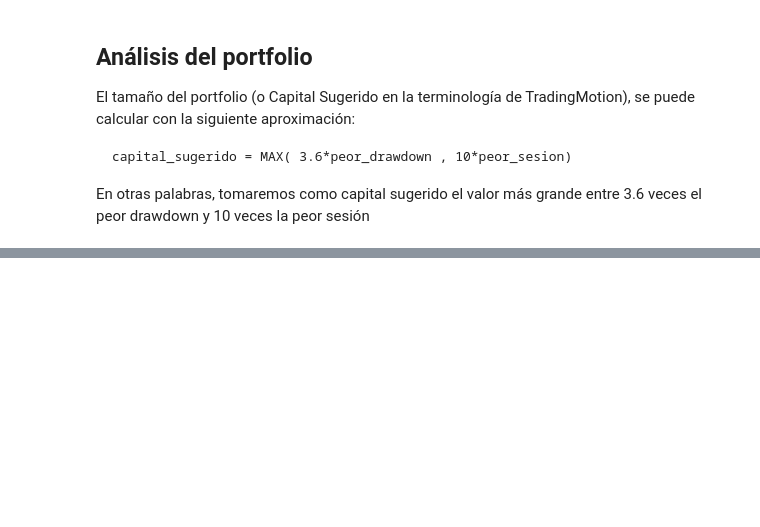
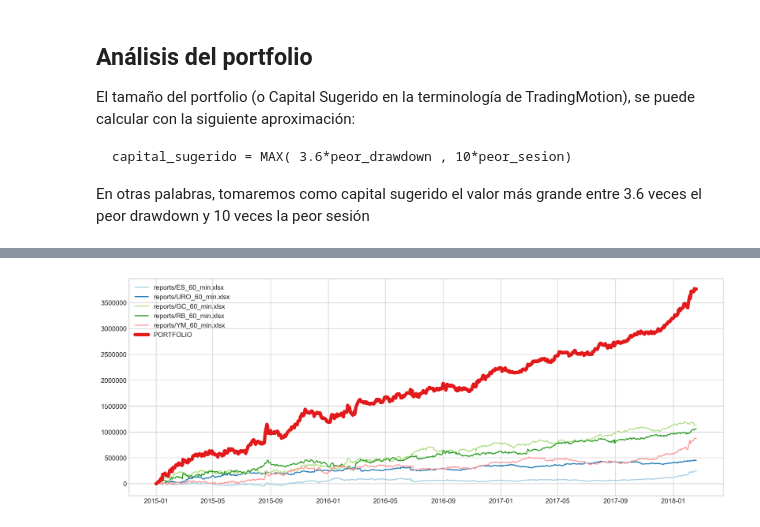
Before and after one commit to victormartingarcia/tradingmotionsdk-portfolio, a Jupyter notebook: TradingMotion-Portfolios.ipynb, the cells around one changed output, grey strips where cells are left out. Cells and saved outputs as stored; diff of their text form; code cells hidden in the pictures; blank space fills up the shorter version.

```diff
--- a/TradingMotion-Portfolios.ipynb
+++ b/TradingMotion-Portfolios.ipynb
@@ -165,0 +171,11 @@ df_performance
+# %%
+# Graficamos el portfolio
+fig = plt.figure()
+
+plt.plot(df_portfolio.drop("PORTFOLIO", axis=1).cumsum())
+plt.plot(df_portfolio["PORTFOLIO"].cumsum(), linewidth=5);
+
+leg = plt.legend(df_portfolio.columns.values)
+plt.show()
+# %% [output]
+[figure, added]
```
Also changed, not shown: parts of 7 cells of this notebook, 9 other files.
